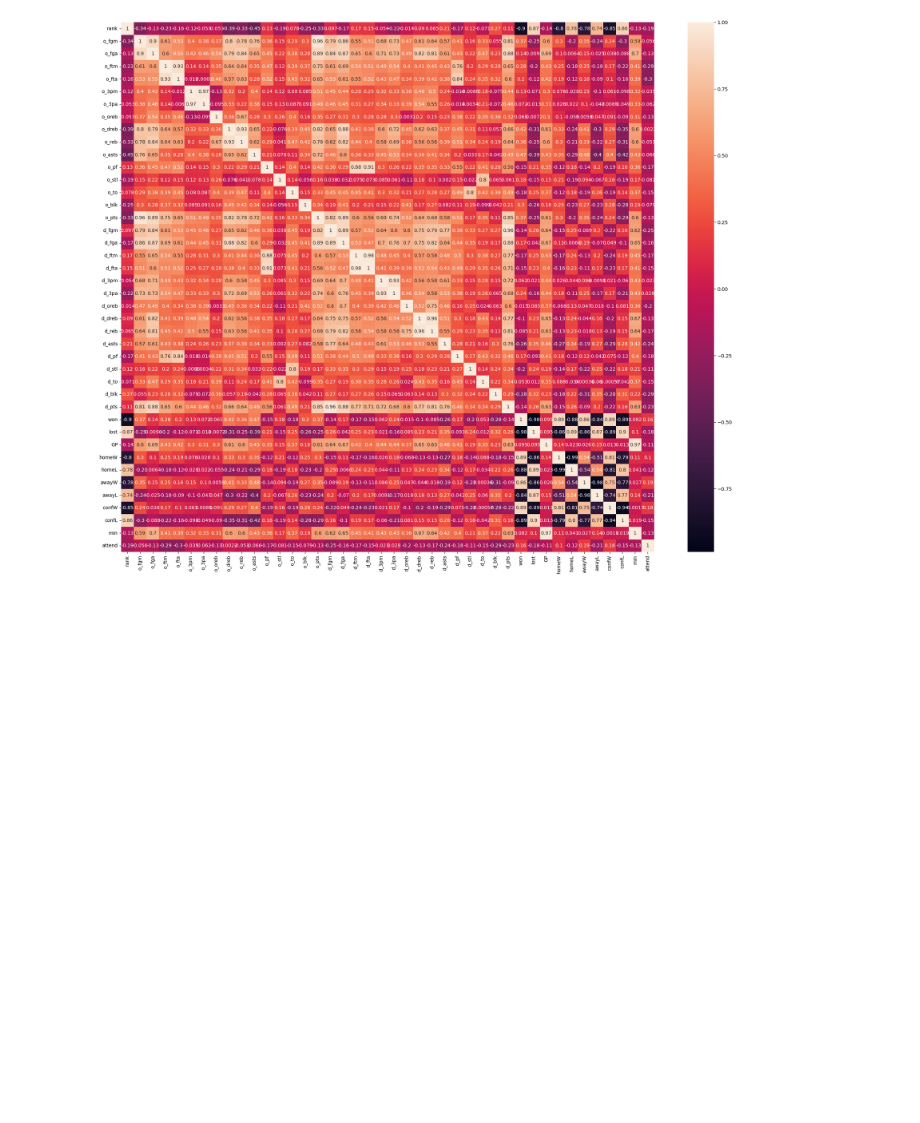
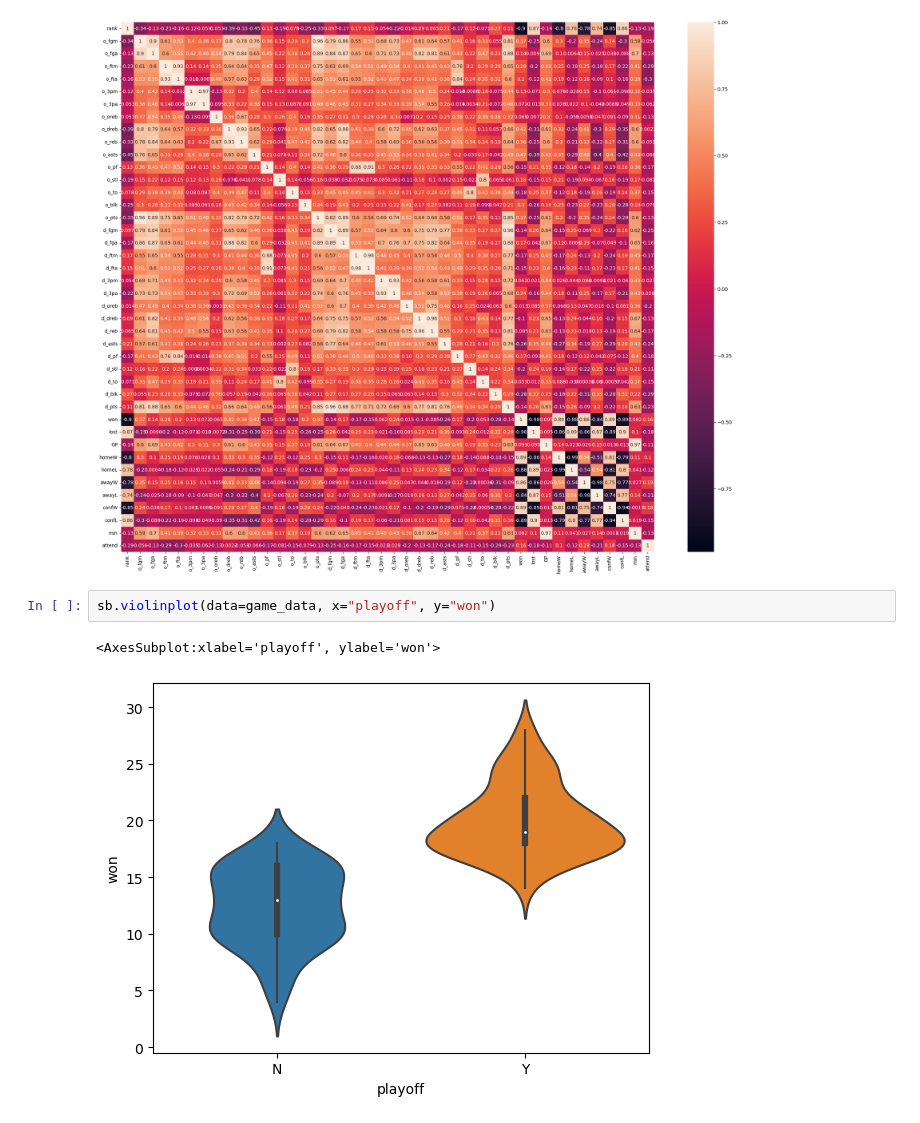
Before and after one commit to DiogoSilva11/AC_proj, a Jupyter notebook: src/teams.ipynb, the cells around one changed output. Drawn from its saved outputs; the diff is of its cells as text; blank space fills up the shorter version.

Commit message:
Added graphs showing relation between game stats and playoff qualification

```diff
--- a/src/teams.ipynb
+++ b/src/teams.ipynb
@@ -98,3 +98,8 @@ attend -0.121460  0.187844 -0.205810  0.175865 -0.145813 -0.132928  1.000000
 [42 rows x 42 columns]
 <AxesSubplot:>
 [figure]
+# %%
+sb.violinplot(data=game_data, x="playoff", y="won")
+# %% [output]
+<AxesSubplot:xlabel='playoff', ylabel='won'>
+[figure, added]
```
Also changed, not shown: parts of 12 cells of this notebook.
